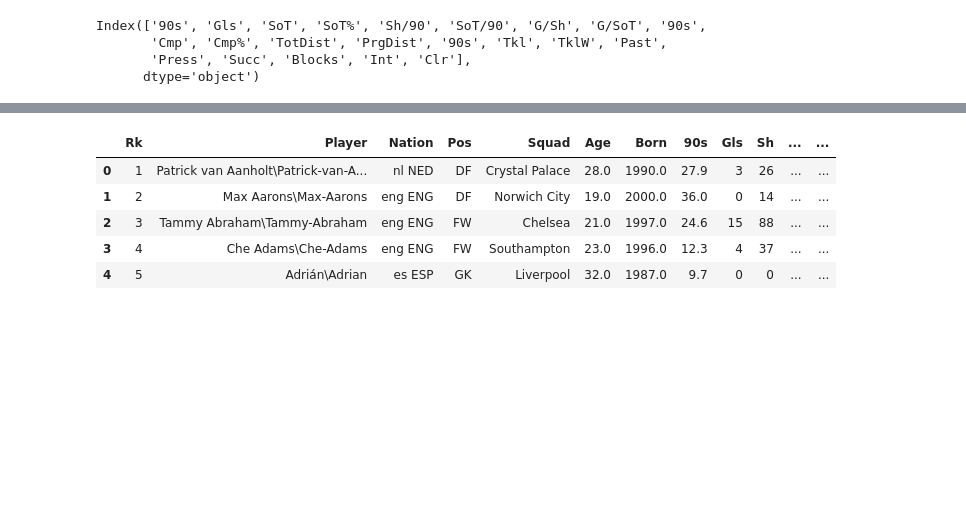
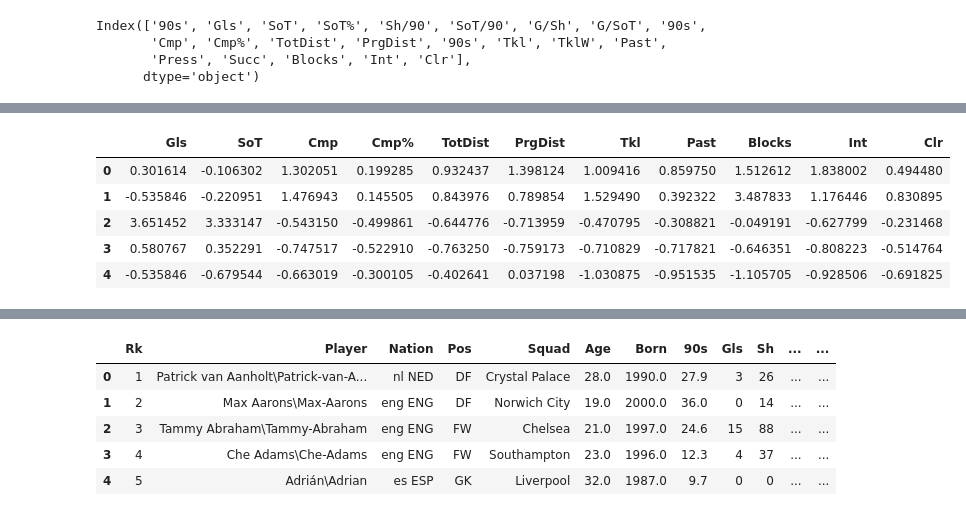
Before and after one commit to crmshr/Data-Science-Portfolio, a Jupyter notebook: EPL K-Means Clustering.ipynb, the cells around one changed output, grey strips where cells are left out. Cells and saved outputs as stored; diff of their text form; code cells hidden in the pictures; blank space fills up the shorter version.

```diff
--- a/EPL K-Means Clustering.ipynb
+++ b/EPL K-Means Clustering.ipynb
@@ -649,0 +663,2 @@ df_trim2=df_trim[['Gls', 'SoT','Cmp', 'Cmp%',
+# %%
+scaler = StandardScaler()
@@ -649,0 +671,2 @@ df_trim2=df_trim[['Gls', 'SoT','Cmp', 'Cmp%',
+# %%
+scaled_features = scaler.transform(df_trim2)
@@ -650,3 +687,16 @@ df_trim2=df_trim[['Gls', 'SoT','Cmp', 'Cmp%',
+# %%
+#Create dataframe of scaled features
+
+df_feat = pd.DataFrame(scaled_features,columns=df_trim2.columns)
+# %%
+df_feat.head()
+# %% [output]
+|  | Gls | SoT | Cmp | Cmp% | TotDist | PrgDist | Tkl | Past | Blocks | Int | Clr |
+| 0 | 0.301614 | -0.106302 | 1.302051 | 0.199285 | 0.932437 | 1.398124 | 1.009416 | 0.859750 | 1.512612 | 1.838002 | 0.494480 |
+| 1 | -0.535846 | -0.220951 | 1.476943 | 0.145505 | 0.843976 | 0.789854 | 1.529490 | 0.392322 | 3.487833 | 1.176446 | 0.830895 |
+| 2 | 3.651452 | 3.333147 | -0.543150 | -0.499861 | -0.644776 | -0.713959 | -0.470795 | -0.308821 | -0.049191 | -0.627799 | -0.231468 |
+| 3 | 0.580767 | 0.352291 | -0.747517 | -0.522910 | -0.763250 | -0.759173 | -0.710829 | -0.717821 | -0.646351 | -0.808223 | -0.514764 |
+| 4 | -0.535846 | -0.679544 | -0.663019 | -0.300105 | -0.402641 | 0.037198 | -1.030875 | -0.951535 | -1.105705 | -0.928506 | -0.691825 |
 # %%
 kmeans2 = KMeans(n_clusters=4)
 kmeans2.fit(df_trim2)
```
Also changed, not shown: parts of 35 cells of this notebook.
